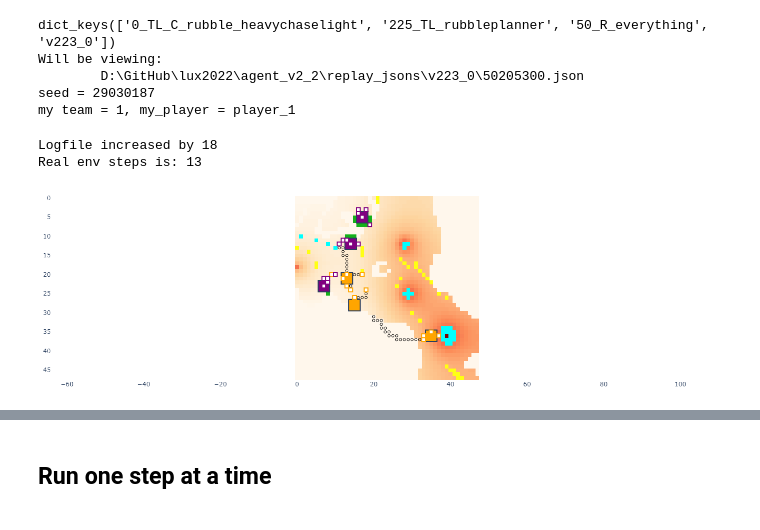
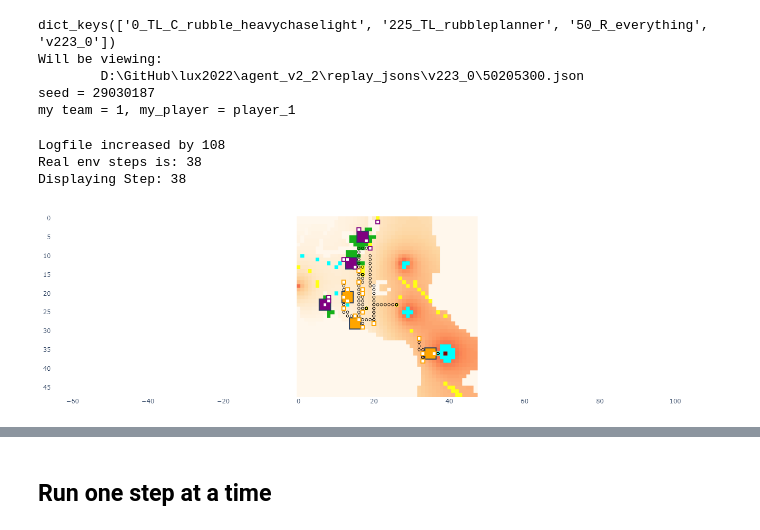
Before and after one commit to TimChild/lux2022, a Jupyter notebook: agent_v2_2/replay_viewer.ipynb, the cells around one changed output, grey strips where cells are left out. Drawn from its saved outputs; the diff is of its cells as text; code cells hidden in the pictures.

Commit message:
v2.2.4
will be tested on the leaderboard (not done a full run through local yet)

```diff
--- a/agent_v2_2/replay_viewer.ipynb
+++ b/agent_v2_2/replay_viewer.ipynb
@@ -80,23 +80,22 @@ from util import show_env, MyReplayEnv, LogFileWatcher
 from config import update_logging_level
 import logging
 # %%
-myenv = MyReplayEnv(seed, Agent, full_replay, my_player=my_player)
-
 # Clear log file
 LOGFILE = 'logfile.log'
 with open(LOGFILE, 'w') as f:
     pass
-watcher = LogFileWatcher(LOGFILE, num_lines_increase=10)
 
+info_collector = CollectInfoFromEnv(player=my_player)
+myenv = MyReplayEnv(seed, Agent, full_replay, log_file_path=LOGFILE, my_player=my_player, collector=info_collector)
 myenv.run_early_setup()
 # myenv.show()
 # %%
 update_logging_level(logging.WARNING)
-watcher.num_lines_increase = 20
-watcher.run_until_log_increases(myenv.step, break_condition = lambda : myenv.real_env_steps >= 13)
+myenv.run_until_log_increases(100, max_step=100)
 print(f'Real env steps is: {myenv.real_env_steps}')
 myenv.show()
 # %% [output]
-Logfile increased by 18
-Real env steps is: 13
+Logfile increased by 108
+Real env steps is: 38
+Displaying Step: 38
-[figure, old version]
+[figure, new version]
```
Also changed, not shown: parts of 10 cells of this notebook, 2 other files.
